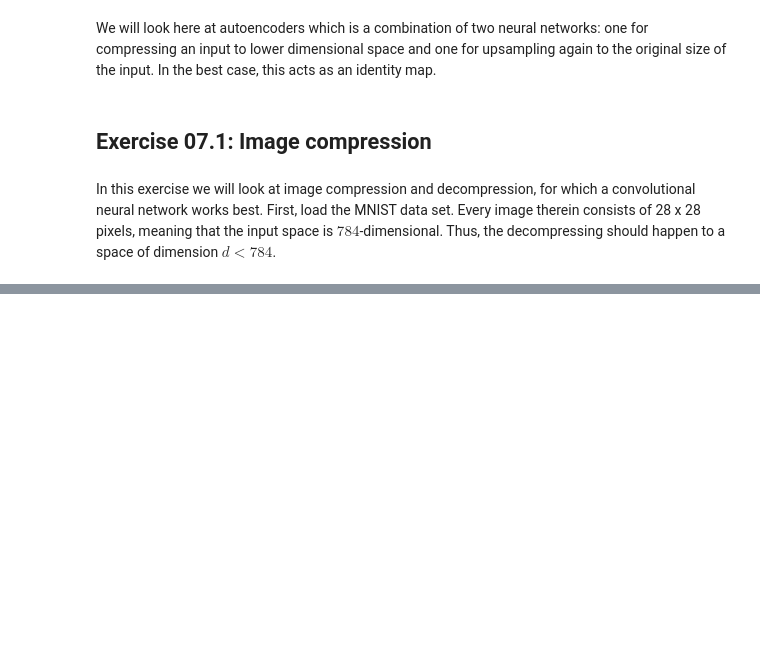
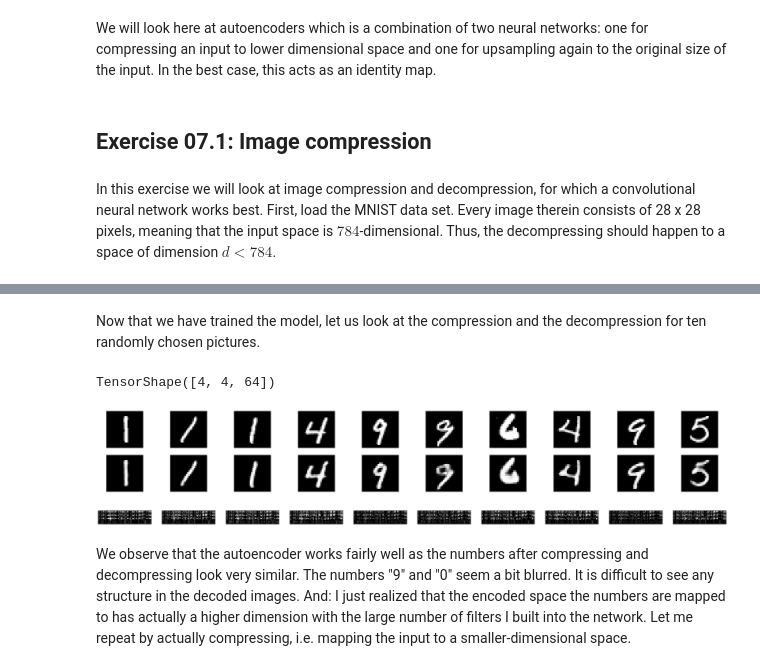
Before and after one commit to Jercheal/ML_Lecture_FSU, a Jupyter notebook: assignment_07.ipynb, the cells around one changed output, grey strips where cells are left out. Cells and saved outputs as stored; diff of their text form; code cells hidden in the pictures; blank space fills up the shorter version.

```diff
--- a/assignment_07.ipynb
+++ b/assignment_07.ipynb
@@ -12,8 +12,9 @@ We will look here at autoencoders which is a combination of two neural networks:
 # %% [markdown]
 In this exercise we will look at image compression and decompression, for which a convolutional neural network works best. First, load the MNIST data set. Every image therein consists of 28 x 28 pixels, meaning that the input space is $784$-dimensional. Thus, the decompressing should happen to a space of dimension $d < 784$.
 # %%
-(x_train_unnormalized, y_train), (x_test, y_test) = keras.datasets.mnist.load_data()
+(x_train_unnormalized, y_train), (x_test_unnormalized, y_test) = keras.datasets.mnist.load_data()
 x_train = np.expand_dims(x_train_unnormalized / 255, -1)
+x_test = np.expand_dims(x_test_unnormalized / 255, -1)
 # %%
 input_img = keras.Input(shape=(28, 28, 1))
 input_encoder = (28, 28, 1)
@@ -120 +121,34 @@ Epoch 20/20
 <keras.src.callbacks.history.History at 0x...>
+# %% [markdown]
+Now that we have trained the model, let us look at the compression and the decompression for ten randomly chosen pictures.
+# %%
+import random
+test_imgs = x_test[random.choices(range(10000), k=10)]
+# %%
+test_imgs_encoded = encoder_model(test_imgs)
+test_imgs_decoded = decoder_model(test_imgs_encoded)
+# %%
+test_imgs_encoded[0].shape
+# %% [output]
+TensorShape([4, 4, 64])
+# %%
+plt.figure(figsize=(40, 8))
+for i in range(10):
+    ax = plt.subplot(3, 10, i + 1)
+    plt.imshow(np.reshape(test_imgs[i], (28, 28)), cmap='gray')
+    ax.get_xaxis().set_visible(False)
+    ax.get_yaxis().set_visible(False)
+
+    ax = plt.subplot(3, 10, i + 11)
+    plt.imshow(np.reshape(test_imgs_decoded[i], (28, 28)), cmap='gray')
+    ax.get_xaxis().set_visible(False)
+    ax.get_yaxis().set_visible(False)
+
+    ax = plt.subplot(3, 10, i + 21)
+    plt.imshow(np.reshape(test_imgs_encoded[i], (16, 64)), cmap='gray')
+    ax.get_xaxis().set_visible(False)
+    ax.get_yaxis().set_visible(False)
+# %% [output]
+[figure, added]
+# %% [markdown]
+We observe that the autoencoder works fairly well as the numbers after compressing and decompressing look very similar. The numbers "9" and "0" seem a bit blurred. It is difficult to see any structure in the decoded images. And: I just realized that the encoded space the numbers are mapped to has actually a higher dimension with the large number of filters I built into the network. Let me repeat by actually compressing, i.e. mapping the input to a smaller-dimensional space.
```
Also changed, not shown: parts of 28 cells of this notebook.
